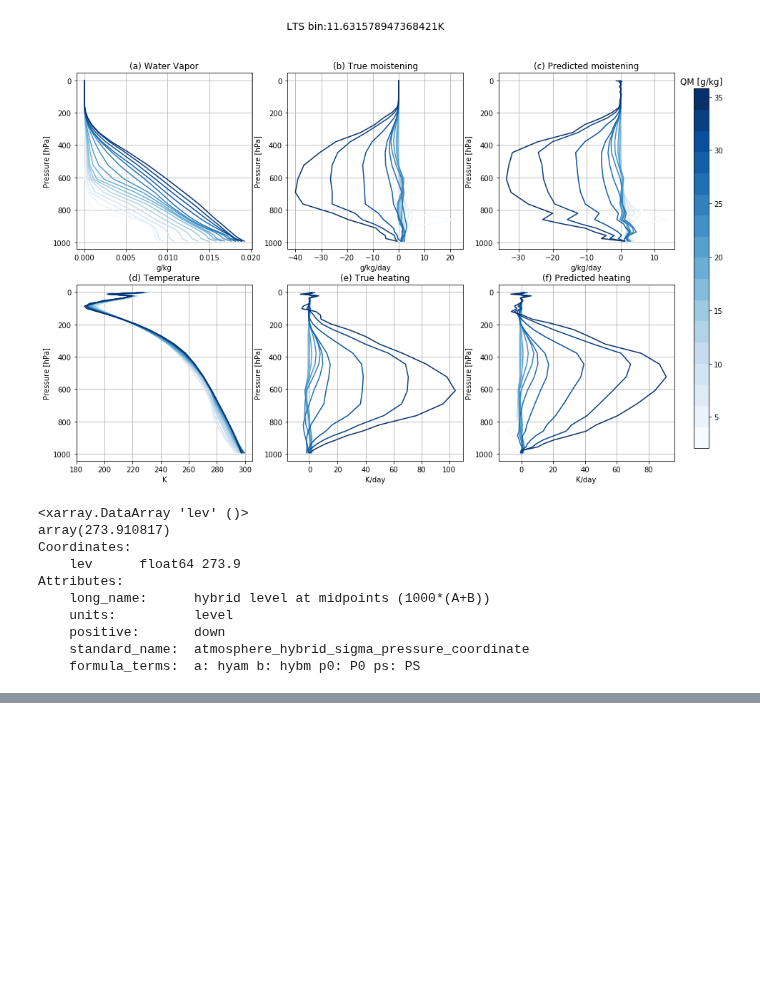
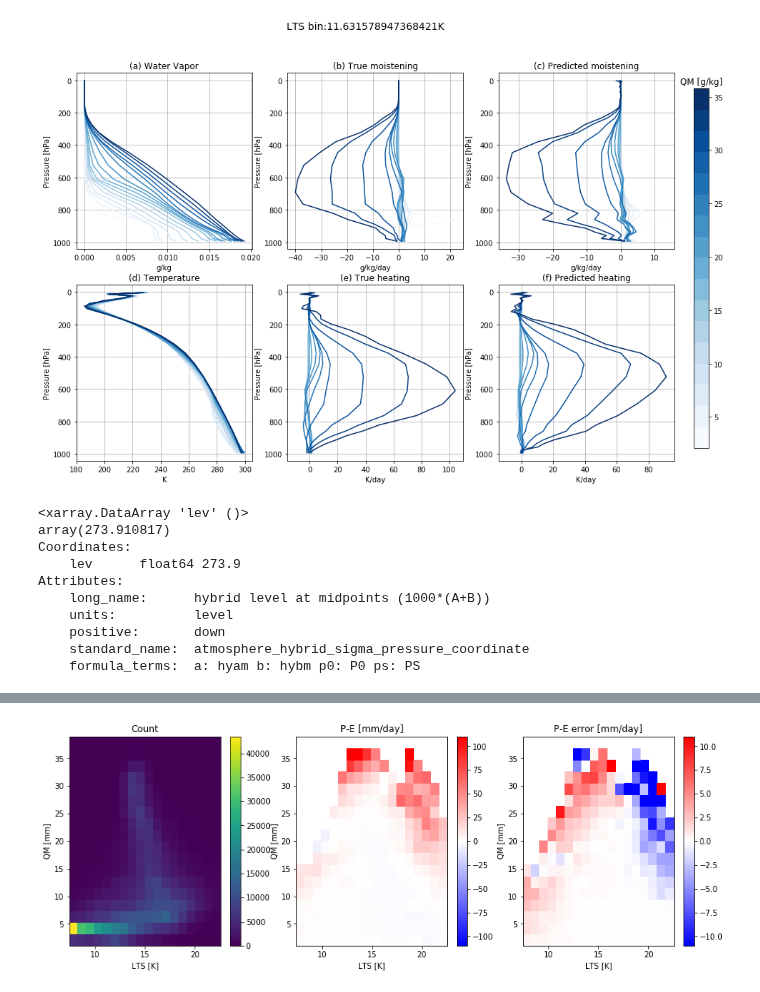
Before and after one commit to wallingTACC/CBRAIN-CAM, a Jupyter notebook: notebooks/tbeucler_devlog/024_Noah_figures.ipynb, the cells around one changed output, grey strips where cells are left out. Drawn from its saved outputs; the diff is of its cells as text; code cells hidden in the pictures; blank space fills up the shorter version.

```diff
--- a/notebooks/tbeucler_devlog/024_Noah_figures.ipynb
+++ b/notebooks/tbeucler_devlog/024_Noah_figures.ipynb
@@ -631,0 +748,4 @@ Attributes:
+# %%
+def nearest_index(array, value):
+    idx = (np.abs(array-value)).argmin()
+    return idx
@@ -631,0 +764,9 @@ Attributes:
+# %%
+# Constants and conversion factor
+kappa = 287.058/1004 # Poisson Constant to define potential temperature
+p0 = 1015 # Pressure of sea surface (from Noah's paper)
+LHF_CONV = 24*3600/L_V # Conversion of latent heat flux from W/m2 to mm/day
+P_CONV = 1e3*24*3600 # Conversion from m/s to mm/day
+PNAS_PNORM = 2e-2 # Norm used to convert precipitation in mm/day for the PNAS network
+theta_p = ((p0/coor.lev)**kappa).values # Vertical factor to calculate potential temperature
+SST = coor.TS[0,:,0] # Sea surface temperature
@@ -631,0 +892,7 @@ Attributes:
+# %%
+# Histogram parameters
+Nbin = 20
+LTSmin = 7
+LTSmax = 23
+QMmin = 0
+QMmax = 40
@@ -631,0 +946,32 @@ Attributes:
+# %%
+X = 0.5*(LTSspace[:-1]+LTSspace[1:])
+Y = 0.5*(QMspace[:-1]+QMspace[1:])
+
+NNname = 'UNSTAB'
+
+#option_array = ['Weights','Precip','Hano','Heating']
+option_array = ['Weights','Precip','Pano']
+
+fig, ax = plt.subplots(1,3,figsize=(15,5))
+
+for i,option in enumerate(option_array):
+
+    if option=='Weights': C = Whist; vlim=False; tit='Count'; cmaps = 'viridis'
+    elif option=='Precip': C = PREChist[NNname]; vlim=True; vmin = -110; vmax = 110; cmaps = 'bwr'; tit='P-E [mm/day]'
+    elif option=='Heating': C = HEAThist[NNname]; vlim=True; vmin = -3.5e3; vmax = 3.5e3; cmaps = 'bwr'; tit='Net heating [W/m2]'
+    elif option=='Pano': C = PREChist[NNname]-PREChist['truth']; vlim=True; vmin = -11; vmax = 11; cmaps = 'bwr'; tit='P-E error [mm/day]'
+    elif option=='Hano': C = HEAThist[NNname]-HEAThist['truth']; vlim=True; vmin = -70; vmax = 70; cmaps = 'bwr'; tit='Heating error [mm/day]'
+
+    #ax0 = ax[math.floor(i/2),i%2]
+    ax0 = ax[i]
+    if vlim: im = ax0.pcolormesh(X, Y, C, vmin=vmin, vmax=vmax, cmap=cmaps)
+    else: im = ax0.pcolormesh(X, Y, C, cmap=cmaps)
+
+    plt.colorbar(im, ax=ax0)
+    ax0.set_xlabel('LTS [K]')
+    ax0.set_ylabel('QM [mm]')
+    ax0.set_title(tit)
+
+#plt.savefig('/home/t/Tom.Beucler/Fig2'+NNname+'.pdf',format='pdf')
+# %% [output]
+[figure, added]
```
Also changed, not shown: parts of 38 cells of this notebook, 2 other files.
